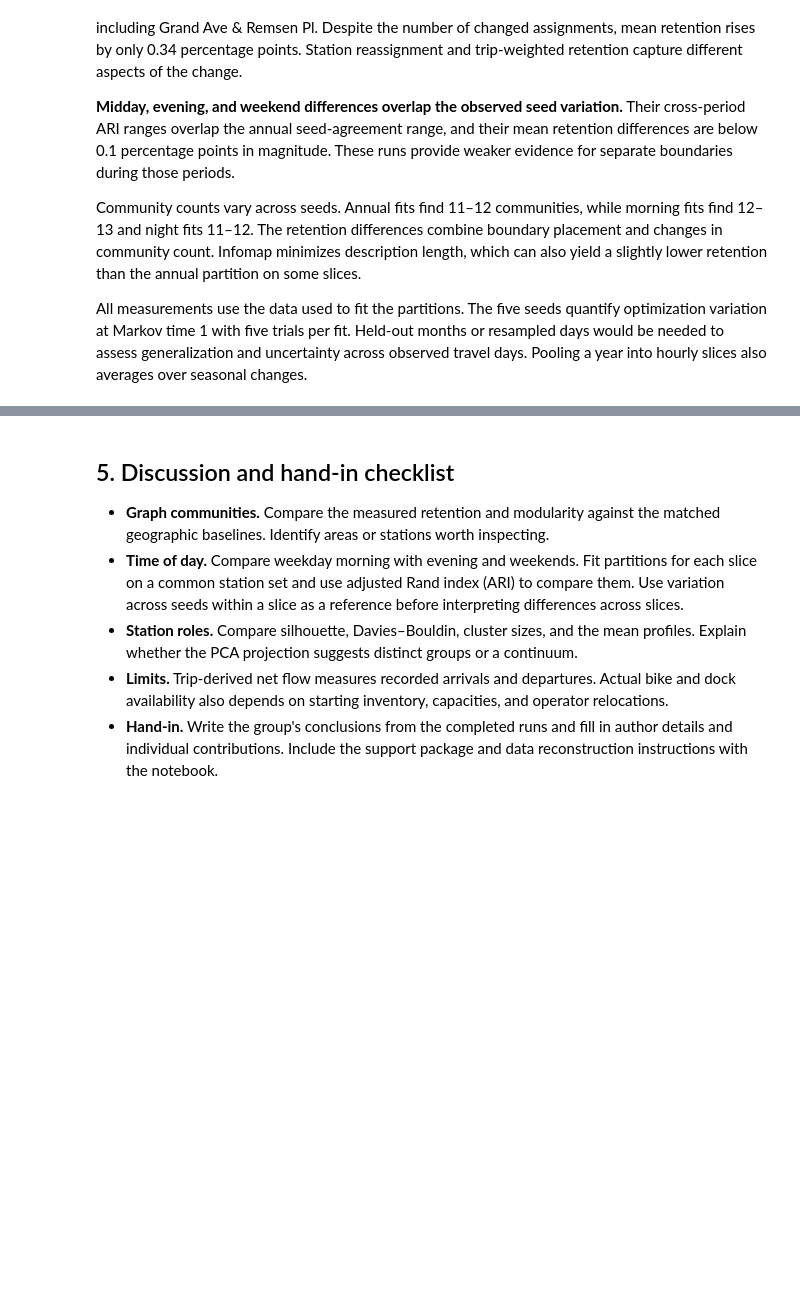
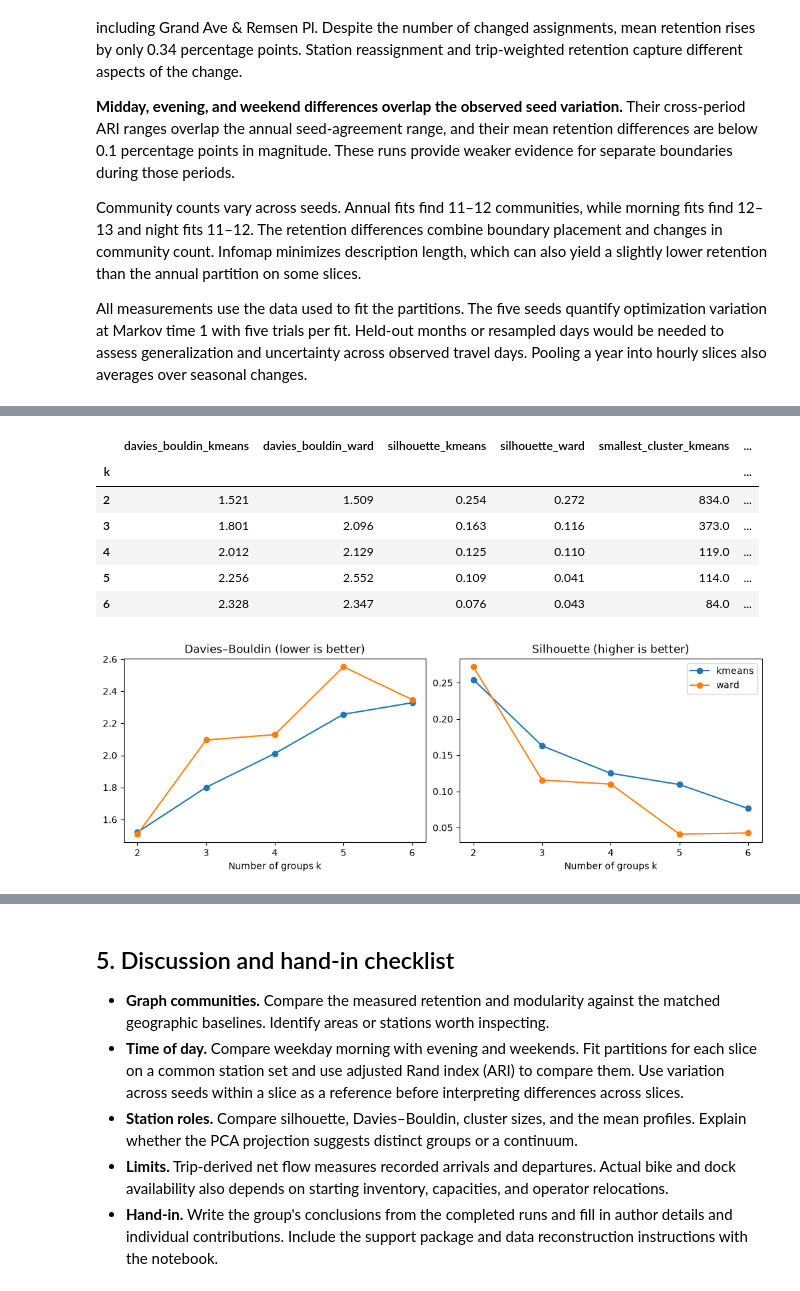
Before and after one commit to Lyngsberg/city_bike, a Jupyter notebook: city_bike.ipynb, the cells around one changed output, grey strips where cells are left out. Drawn from its saved outputs; the diff is of its cells as text; code cells hidden in the pictures; blank space fills up the shorter version.

Commit message:
Add section 4: station net-flow profiles with k-means and Ward

```diff
--- a/city_bike.ipynb
+++ b/city_bike.ipynb
@@ -425,28 +429,37 @@ Compare **k-means** and **Ward hierarchical clustering** on all 48 features. A h
 # %%
-X = profiles.profile_matrix(annual.ids)
+from sklearn.metrics import adjusted_rand_score
+
+X = profiles.profile_matrix(annual.ids)  # Same stations
 profile_scores = profiles.k_selection(X, ks=PROFILE_K_VALUES)
-display(profile_scores.round(3))
+method_agreement = pd.Series({
+    k: adjusted_rand_score(
+        profiles.cluster(X, k, "kmeans", seed=SEED), profiles.cluster(X, k, "ward")
+    )
+    for k in PROFILE_K_VALUES
+}, name="ari_kmeans_vs_ward")
+score_table = profile_scores.pivot(
+    index="k", columns="method", values=["davies_bouldin", "silhouette", "smallest_cluster"]
+)
+score_table.columns = [f"{score}_{method}" for score, method in score_table.columns]
+display(score_table.join(method_agreement).round(3))
 
-# Plot the k-means result with the highest silhouette score.
-best_kmeans = (
-    profile_scores.loc[profile_scores["method"].eq("kmeans")]
-    .sort_values(["silhouette", "k"], ascending=[False, True])
-    .iloc[0]
-)
-profile_labels = profiles.cluster(X, int(best_kmeans["k"]), seed=SEED)
-
-pca = PCA(n_components=2)
-embedding = pca.fit_transform(X)
-pc1, pc2 = pca.explained_variance_ratio_
-fig, ax = plt.subplots(figsize=(7, 4))
-for label in np.unique(profile_labels):
-    mask = profile_labels == label
-    ax.scatter(embedding[mask, 0], embedding[mask, 1], s=9, alpha=0.55,
-               label=f"Group {label + 1}")
-ax.set(
-    title="Station profiles projected onto PC1 and PC2",
-    xlabel=f"PC1 ({pc1:.1%} of variance)",
-    ylabel=f"PC2 ({pc2:.1%} of variance)",
-)
-ax.legend()
+fig, axes = plt.subplots(1, 2, figsize=(10, 3.5), layout="constrained")
+for method in ("kmeans", "ward"):
+    method_rows = profile_scores[profile_scores["method"].eq(method)]
+    axes[0].plot(method_rows["k"], method_rows["davies_bouldin"], marker="o", label=method)
+    axes[1].plot(method_rows["k"], method_rows["silhouette"], marker="o", label=method)
+axes[0].set(title="Davies–Bouldin (lower is better)", xlabel="Number of groups k",
+            xticks=list(PROFILE_K_VALUES))
+axes[1].set(title="Silhouette (higher is better)", xlabel="Number of groups k",
+            xticks=list(PROFILE_K_VALUES))
+axes[1].legend()
 plt.show()
+# %% [output]
+|  | davies_bouldin_kmeans | davies_bouldin_ward | silhouette_kmeans | silhouette_ward | smallest_cluster_kmeans | ... |
+| k |  |  |  |  |  | ... |
+| 2 | 1.521 | 1.509 | 0.254 | 0.272 | 834.0 | ... |
+| 3 | 1.801 | 2.096 | 0.163 | 0.116 | 373.0 | ... |
+| 4 | 2.012 | 2.129 | 0.125 | 0.110 | 119.0 | ... |
+| 5 | 2.256 | 2.552 | 0.109 | 0.041 | 114.0 | ... |
+| 6 | 2.328 | 2.347 | 0.076 | 0.043 | 84.0 | ... |
+[figure, added]
```
Also changed, not shown: parts of 6 cells of this notebook.
